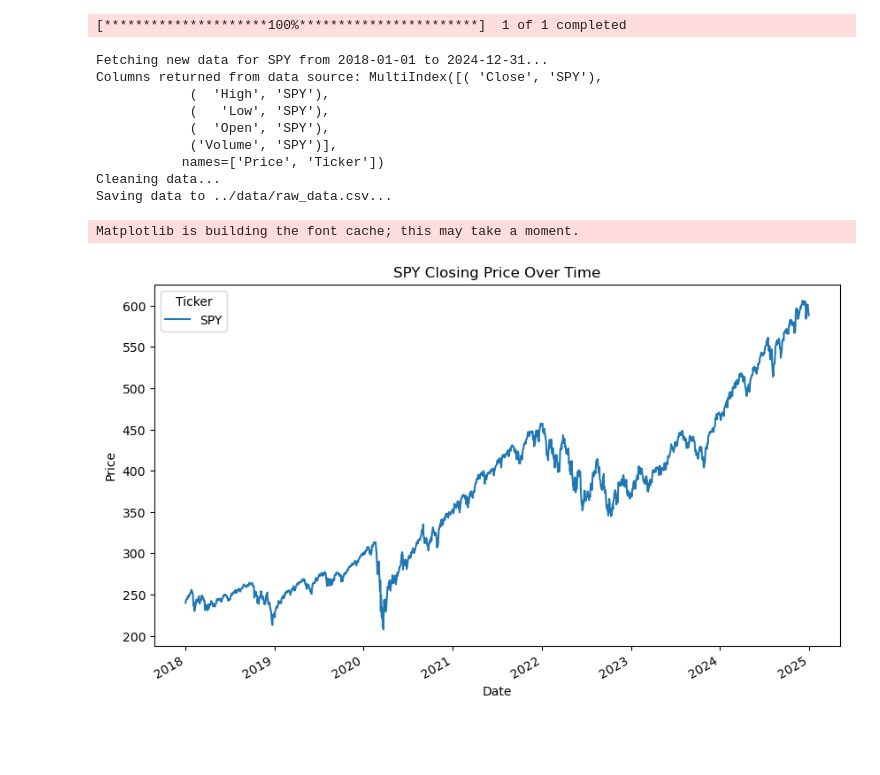
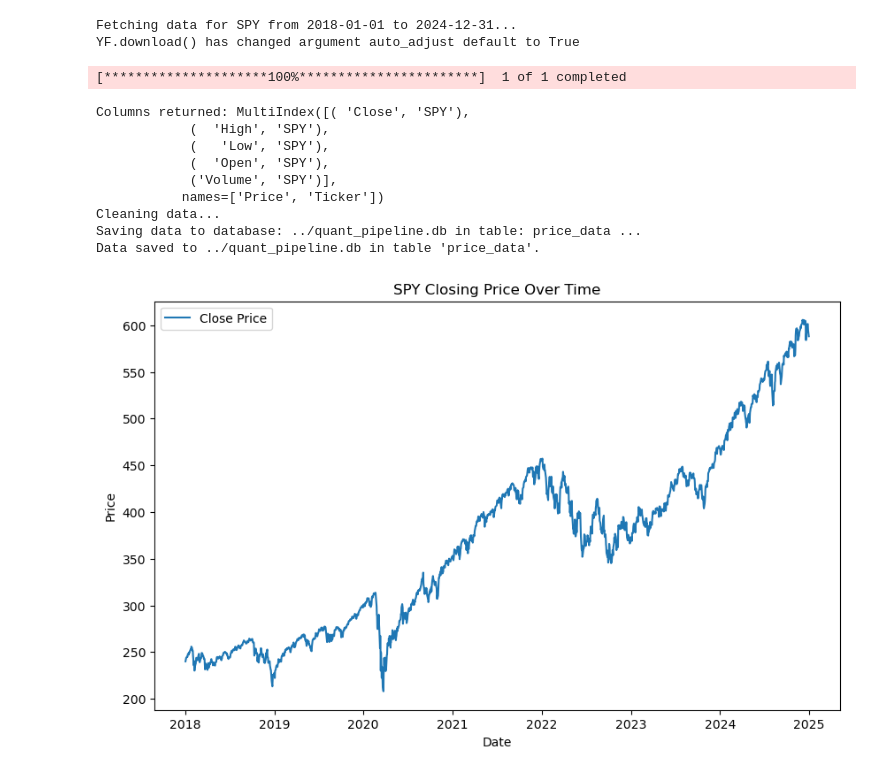
Before and after one commit to dbensik/quant-pipeline, a Jupyter notebook: notebooks/01_data_collection_and_cleaning.ipynb, the cells around one changed output. Cells and saved outputs as stored; diff of their text form; code cells hidden in the pictures; blank space fills up the shorter version.

Commit message:
Updated data pipeline to save cleaned data to SQLite database

```diff
--- a/notebooks/01_data_collection_and_cleaning.ipynb
+++ b/notebooks/01_data_collection_and_cleaning.ipynb
@@ -8,37 +1,45 @@ sys.path.append('/Users/dannybensik/Google Drive/My Drive/Work/Dev/quant-pipelin
 # %%
-import importlib
-import data_pipeline.data_pipeline
-importlib.reload(data_pipeline.data_pipeline)
+# Import the DataPipeline class from your package
 from data_pipeline.data_pipeline import DataPipeline
+import matplotlib.pyplot as plt
 
-# Instantiate the pipeline
+# Instantiate the pipeline with your desired parameters
 pipeline = DataPipeline(
     ticker="SPY",
     start_date="2018-01-01",
     end_date="2024-12-31"
 )
 
-# Fetch, clean, and save data
+# Run the pipeline steps:
+# 1. Fetch the data using yfinance
 pipeline.fetch_data()
+
+# 2. Clean the data (drop NaNs and select relevant columns)
 pipeline.clean_data()
-pipeline.save_data()
 
-# Quick Plot
-import matplotlib.pyplot as plt
-pipeline.data['Close'].plot(figsize=(10,6), title="SPY Closing Price Over Time")
+# 3. Save the cleaned data to the SQLite database.
+#    This will store the data in 'quant_pipeline.db' under the table 'price_data'.
+pipeline.save_data(db_path="../quant_pipeline.db", table_name="price_data")
+
+# Plot the closing price over time
+plt.figure(figsize=(10,6))
+plt.plot(pipeline.data.index, pipeline.data['Close'], label='Close Price')
+plt.title("SPY Closing Price Over Time")
 plt.xlabel("Date")
 plt.ylabel("Price")
-plt.show()
+plt.legend()
+plt.show()  # In notebooks, plt.show() renders the plot inline
 # %% [output]
-[*********************100%***********************]  1 of 1 completed
+Fetching data for SPY from 2018-01-01 to 2024-12-31...
+YF.download() has changed argument auto_adjust default to True
-Fetching new data for SPY from 2018-01-01 to 2024-12-31...
-Columns returned from data source: MultiIndex([( 'Close', 'SPY'),
-            (  'High', 'SPY'),
-            (   'Low', 'SPY'),
-            (  'Open', 'SPY'),
-            ('Volume', 'SPY')],
-           names=['Price', 'Ticker'])
-Cleaning data...
-Saving data to ../data/raw_data.csv...
+[*********************100%***********************]  1 of 1 completed
-Matplotlib is building the font cache; this may take a moment.
+Columns returned: MultiIndex([( 'Close', 'SPY'),
+            (  'High', 'SPY'),
+            (   'Low', 'SPY'),
+            (  'Open', 'SPY'),
+            ('Volume', 'SPY')],
+           names=['Price', 'Ticker'])
+Cleaning data...
+Saving data to database: ../quant_pipeline.db in table: price_data ...
+Data saved to ../quant_pipeline.db in table 'price_data'.
-[figure, old version]
+[figure, new version]
```
Also changed, not shown: parts of 1 cell of this notebook, 4 other files.
